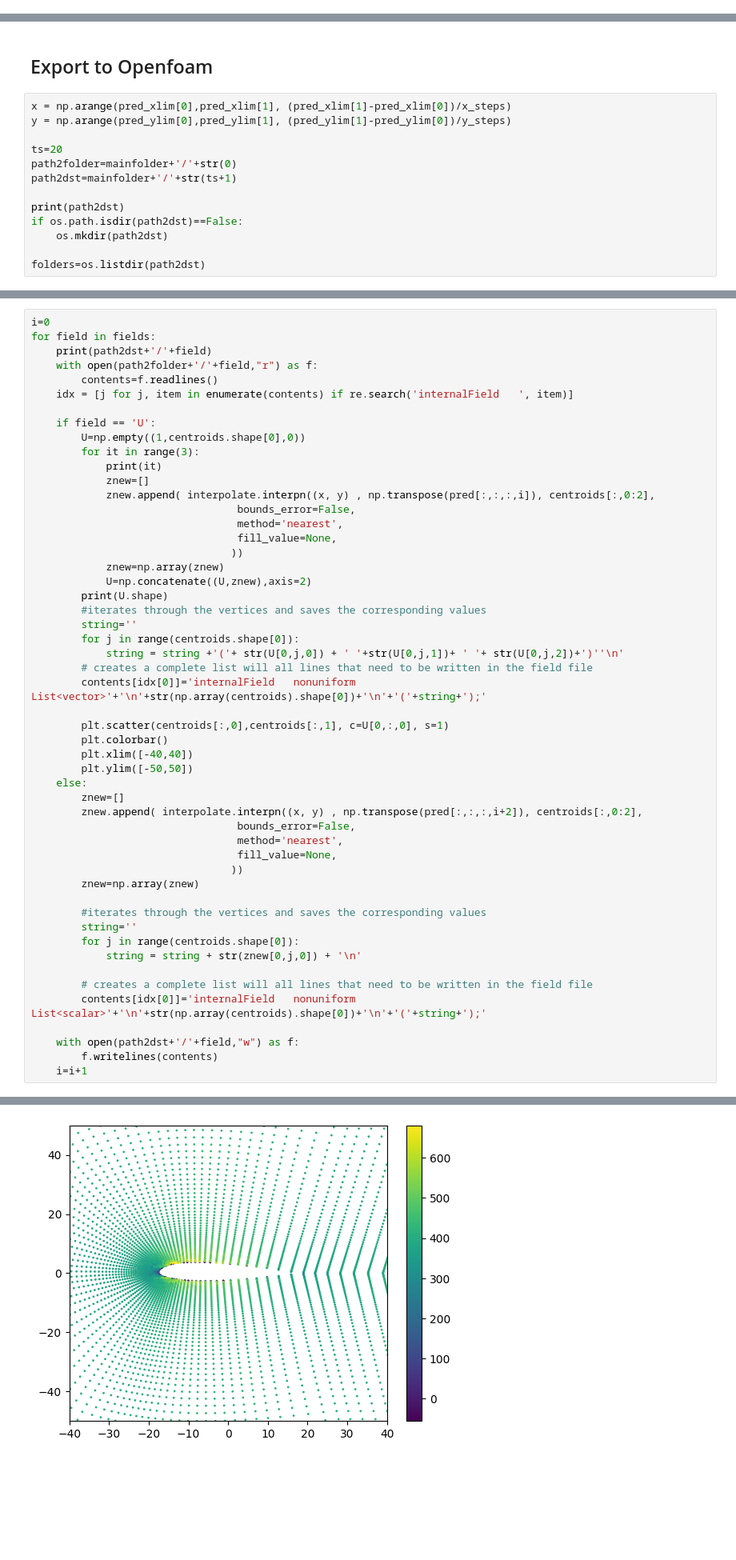
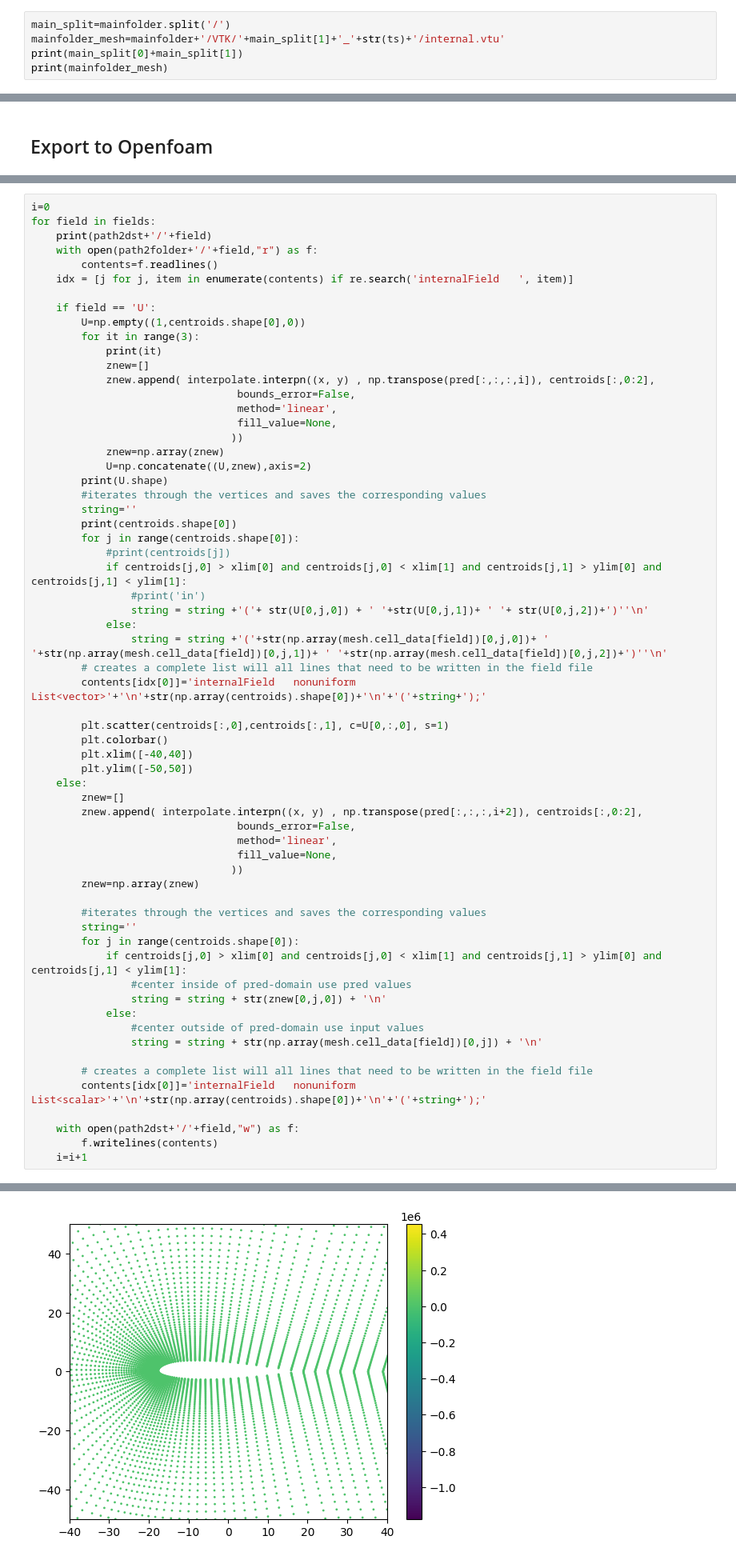
Before and after one commit to hmschlesi/CFDnet_plus, a Jupyter notebook: CFDnetPlus_2Dmesh2OF.ipynb, the cells around one changed output, grey strips where cells are left out. Shown at 80% size. Cells and saved outputs as stored; diff of their text form; blank space fills up the shorter version.

Commit message:
updated pred2OF
uses original values vor vertexes outside the prediction domaun

```diff
--- a/CFDnetPlus_2Dmesh2OF.ipynb
+++ b/CFDnetPlus_2Dmesh2OF.ipynb
@@ -28,0 +48,5 @@ pred=np.load(folder_pred)
+# %%
+main_split=mainfolder.split('/')
+mainfolder_mesh=mainfolder+'/VTK/'+main_split[1]+'_'+str(ts)+'/internal.vtu'
+print(main_split[0]+main_split[1])
+print(mainfolder_mesh)
@@ -42,16 +82,3 @@ cell_pts=points[cell_ptsid[:,:]]
 centroids=np.average(cell_pts,axis=1)
 # %% [markdown]
 ## Export to Openfoam
-# %%
-x = np.arange(pred_xlim[0],pred_xlim[1], (pred_xlim[1]-pred_xlim[0])/x_steps)
-y = np.arange(pred_ylim[0],pred_ylim[1], (pred_ylim[1]-pred_ylim[0])/y_steps)
-
-ts=20
-path2folder=mainfolder+'/'+str(0)
-path2dst=mainfolder+'/'+str(ts+1)
-
-print(path2dst)
-if os.path.isdir(path2dst)==False:
-    os.mkdir(path2dst)
-
-folders=os.listdir(path2dst)
@@ -72,7 +97,7 @@ for field in fields:
             znew=[]
             znew.append( interpolate.interpn((x, y) , np.transpose(pred[:,:,:,i]), centroids[:,0:2],
                                  bounds_error=False,
-                                 method='nearest',
+                                 method='linear',
                                  fill_value=None,
                                 ))
             znew=np.array(znew)
@@ -80,8 +105,14 @@ for field in fields:
         print(U.shape)
         #iterates through the vertices and saves the corresponding values
         string=''
+        print(centroids.shape[0])
         for j in range(centroids.shape[0]):
-            string = string +'('+ str(U[0,j,0]) + ' '+str(U[0,j,1])+ ' '+ str(U[0,j,2])+')''\n'
+            #print(centroids[j])
+            if centroids[j,0] > xlim[0] and centroids[j,0] < xlim[1] and centroids[j,1] > ylim[0] and centroids[j,1] < ylim[1]:
+                #print('in')
+                string = string +'('+ str(U[0,j,0]) + ' '+str(U[0,j,1])+ ' '+ str(U[0,j,2])+')''\n'
+            else:
+                string = string +'('+str(np.array(mesh.cell_data[field])[0,j,0])+ ' '+str(np.array(mesh.cell_data[field])[0,j,1])+ ' '+str(np.array(mesh.cell_data[field])[0,j,2])+')''\n'
         # creates a complete list will all lines that need to be written in the field file
         contents[idx[0]]='internalField   nonuniform List<vector>'+'\n'+str(np.array(centroids).shape[0])+'\n'+'('+string+');'
 
@@ -93,7 +124,7 @@ for field in fields:
         znew=[]
         znew.append( interpolate.interpn((x, y) , np.transpose(pred[:,:,:,i+2]), centroids[:,0:2],
                                  bounds_error=False,
-                                 method='nearest',
+                                 method='linear',
                                  fill_value=None,
                                 ))
         znew=np.array(znew)
@@ -101,7 +132,12 @@ for field in fields:
         #iterates through the vertices and saves the corresponding values
         string=''
         for j in range(centroids.shape[0]):
-            string = string + str(znew[0,j,0]) + '\n'
+            if centroids[j,0] > xlim[0] and centroids[j,0] < xlim[1] and centroids[j,1] > ylim[0] and centroids[j,1] < ylim[1]:
+                #center inside of pred-domain use pred values
+                string = string + str(znew[0,j,0]) + '\n'
+            else:
+                #center outside of pred-domain use input values
+                string = string + str(np.array(mesh.cell_data[field])[0,j]) + '\n'
 
         # creates a complete list will all lines that need to be written in the field file
         contents[idx[0]]='internalField   nonuniform List<scalar>'+'\n'+str(np.array(centroids).shape[0])+'\n'+'('+string+');'
@@ -121 +159 @@ airfoil2d/airFoil_400/21/nuTilda
-[figure, old version]
+[figure, new version]
```
Also changed, not shown: parts of 8 cells of this notebook, 5 other files.
